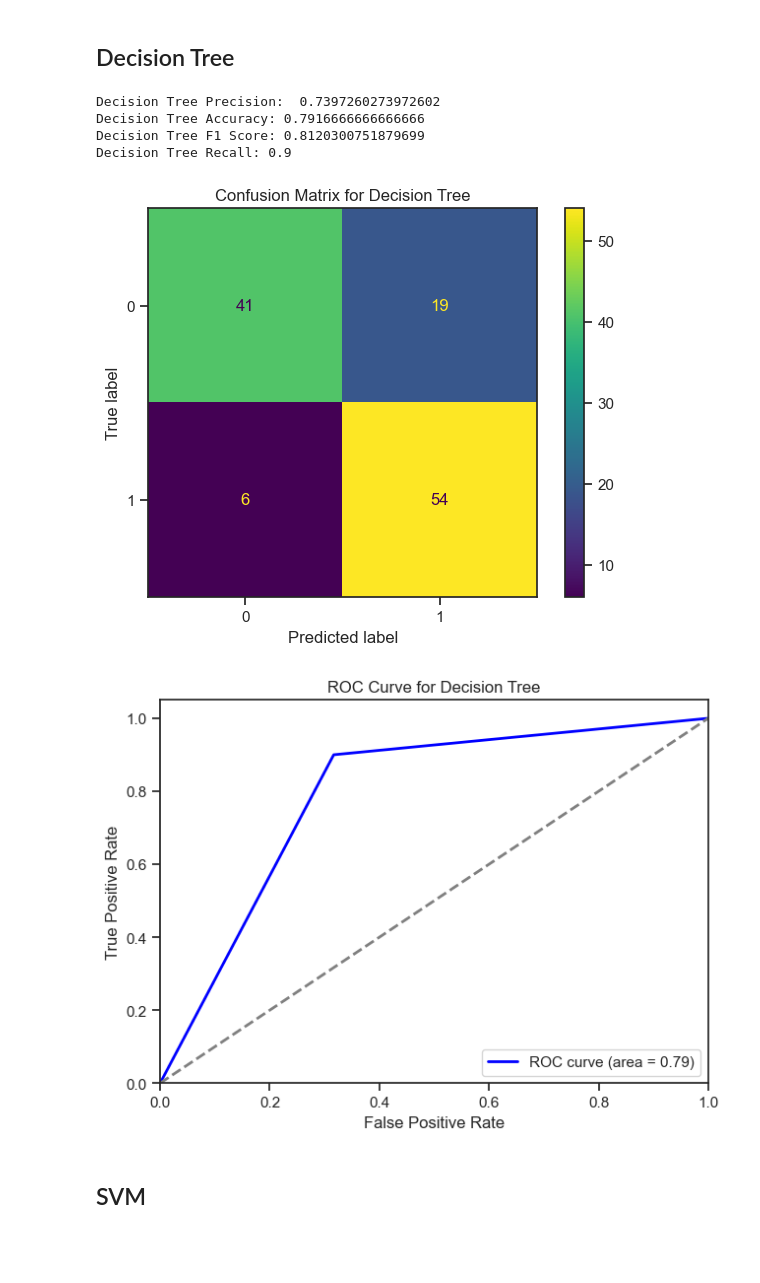
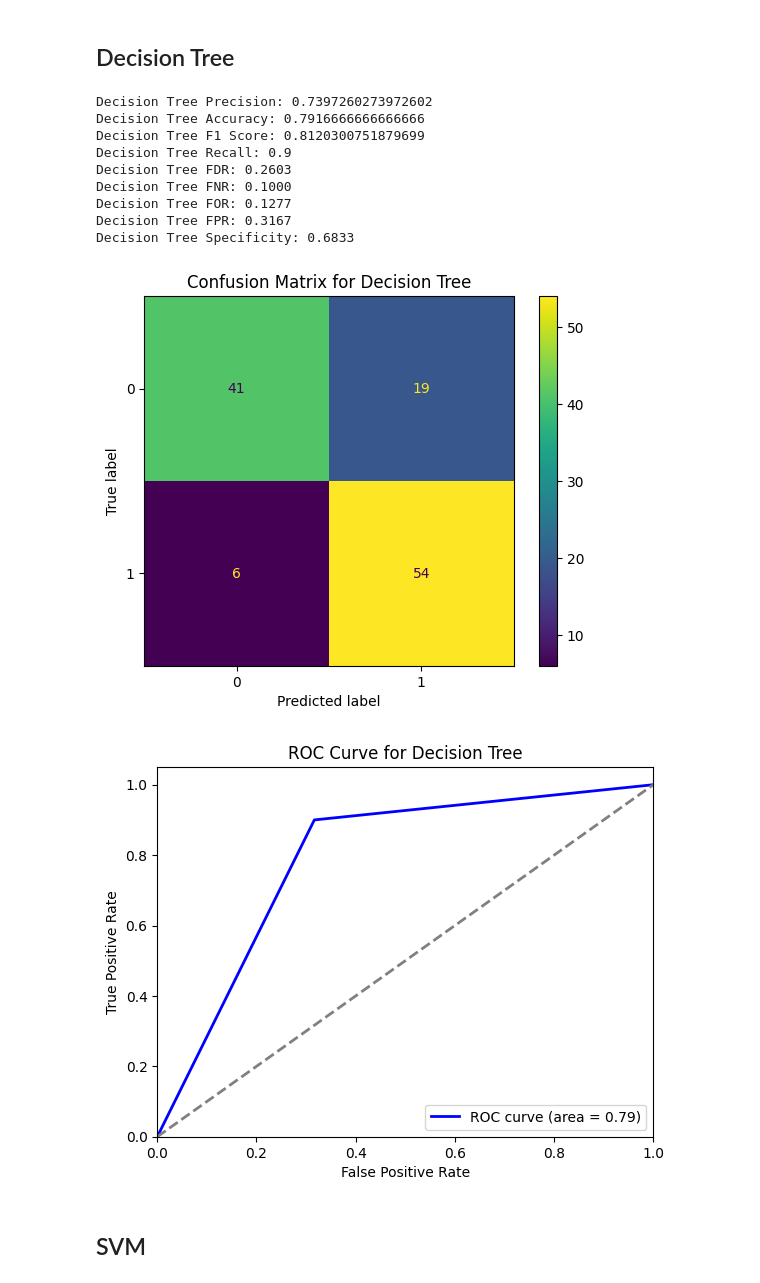
Before and after one commit to Swarajnegi/fakeaccountdetection, a Jupyter notebook: fake-social-media-account-detection (1).ipynb, the cells around one changed output. Saved outputs shown, nothing was run; the diff lists cells and outputs as text; code cells hidden in the pictures; blank space fills up the shorter version.

```diff
--- a/fake-social-media-account-detection (1).ipynb
+++ b/fake-social-media-account-detection (1).ipynb
@@ -466,43 +481,61 @@ accuracy_dt = accuracy_score(target_test, target_test_pred_dt)
 f1_dt = f1_score(target_test, target_test_pred_dt)
 recall_dt = recall_score(target_test, target_test_pred_dt)
 
+# Calculate confusion matrix to derive additional metrics
+conf_matrix_dt = confusion_matrix(target_test, target_test_pred_dt)
+TN, FP, FN, TP = conf_matrix_dt.ravel()
+
+# Calculate additional metrics
+fdr_dt = FP / (FP + TP) if (FP + TP) > 0 else 0
+fnr_dt = FN / (FN + TP) if (FN + TP) > 0 else 0
+for_dt = FN / (FN + TN) if (FN + TN) > 0 else 0
+fpr_dt = FP / (FP + TN) if (FP + TN) > 0 else 0
+specificity_dt = TN / (TN + FP) if (TN + FP) > 0 else 0
+
 # Print results for Decision Tree
-print('Decision Tree Precision: ', precision_dt)
+print('Decision Tree Precision:', precision_dt)
 print('Decision Tree Accuracy:', accuracy_dt)
 print('Decision Tree F1 Score:', f1_dt)
 print('Decision Tree Recall:', recall_dt)
-
-# Generate the confusion matrix
-conf_matrix_dt = confusion_matrix(target_test, target_test_pred_dt)
+print(f'Decision Tree FDR: {fdr_dt:.4f}')
+print(f'Decision Tree FNR: {fnr_dt:.4f}')
+print(f'Decision Tree FOR: {for_dt:.4f}')
+print(f'Decision Tree FPR: {fpr_dt:.4f}')
+print(f'Decision Tree Specificity: {specificity_dt:.4f}')
 
 # Plot the confusion matrix
 disp = ConfusionMatrixDisplay(confusion_matrix=conf_matrix_dt)
 disp.plot()
 plt.title('Confusion Matrix for Decision Tree')
 plt.show()
 
 # Calculate the ROC curve and AUC
 fpr_dt, tpr_dt, _ = roc_curve(target_test, model_dt.predict_proba(features_test_encoded)[:, 1])
 roc_auc_dt = auc(fpr_dt, tpr_dt)
 
 # Plot the ROC curve
 plt.figure()
 plt.plot(fpr_dt, tpr_dt, color='blue', lw=2, label=f'ROC curve (area = {roc_auc_dt:.2f})')
 plt.plot([0, 1], [0, 1], color='gray', lw=2, linestyle='--')
 plt.xlim([0.0, 1.0])
 plt.ylim([0.0, 1.05])
 plt.xlabel('False Positive Rate')
 plt.ylabel('True Positive Rate')
 plt.title('ROC Curve for Decision Tree')
 plt.legend(loc='lower right')
 plt.show()
 # %% [output]
-Decision Tree Precision:  0.7397260273972602
+Decision Tree Precision: 0.7397260273972602
 Decision Tree Accuracy: 0.7916666666666666
 Decision Tree F1 Score: 0.8120300751879699
 Decision Tree Recall: 0.9
+Decision Tree FDR: 0.2603
+Decision Tree FNR: 0.1000
+Decision Tree FOR: 0.1277
+Decision Tree FPR: 0.3167
+Decision Tree Specificity: 0.6833
-[figure, old version]
+[figure, new version]
-[figure, old version]
+[figure, new version]
 # %% [markdown]
 ## SVM
 # %%
```
Also changed, not shown: parts of 9 cells of this notebook, 1 other file.
